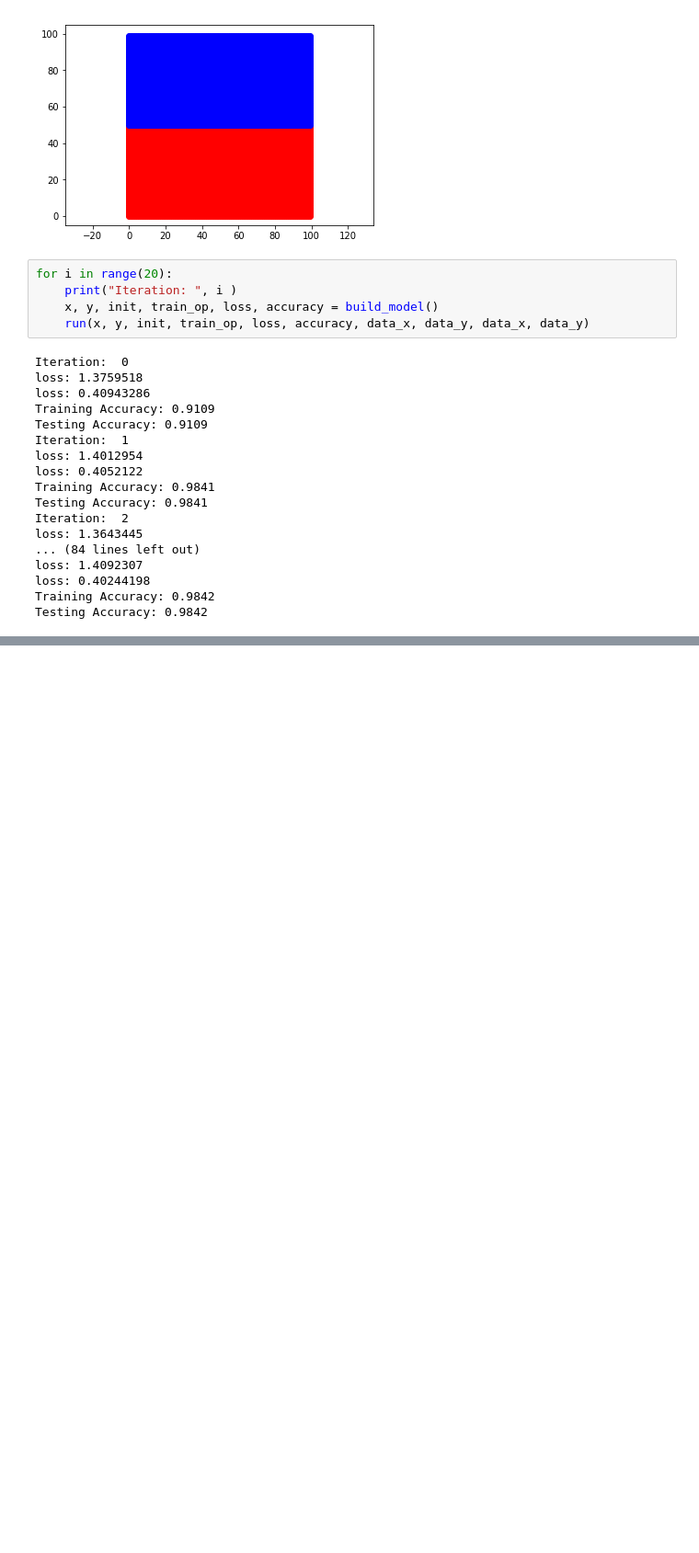
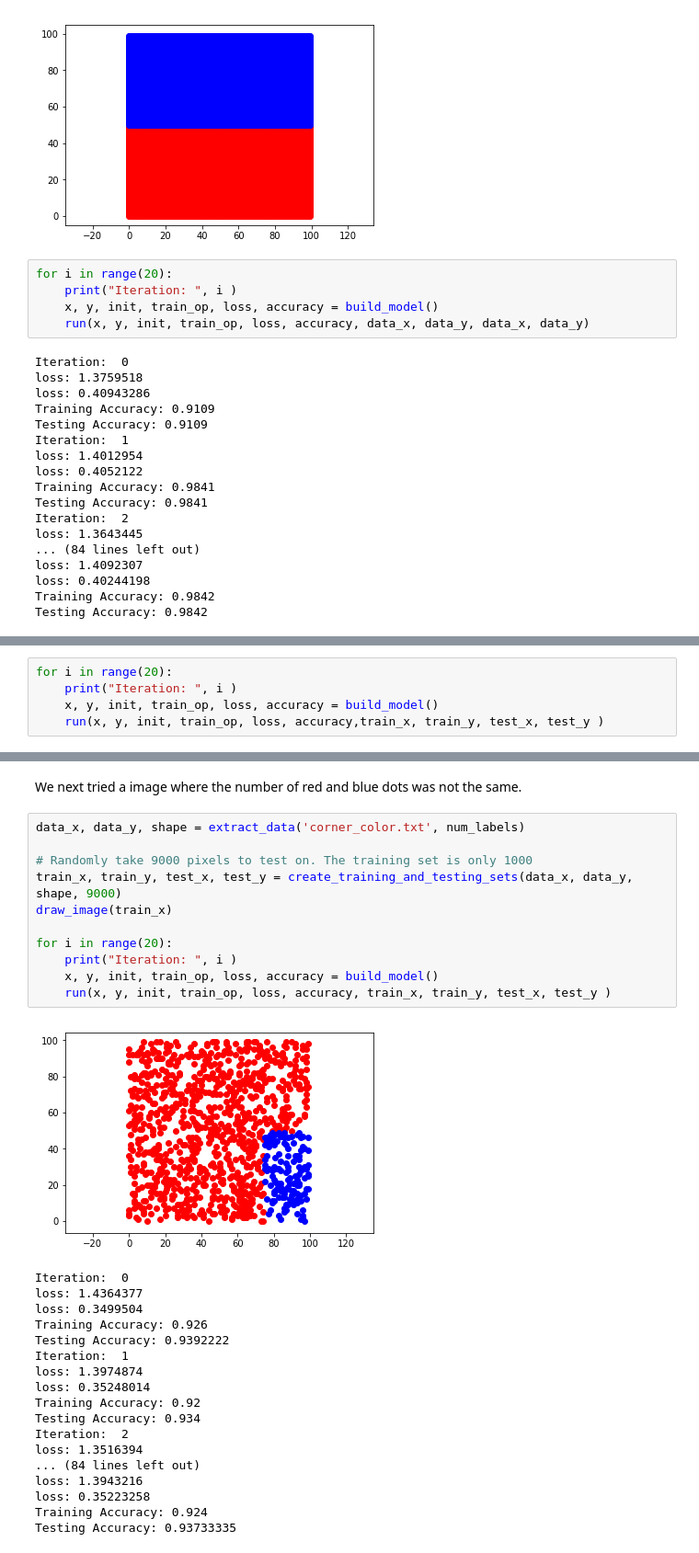
Before and after one commit to shudaniel/tensorflow_practice, a Jupyter notebook: Tensorflow practice.ipynb, the cells around one changed output, grey strips where cells are left out. Shown at 92% size. Cells and saved outputs as stored; diff of their text form; blank space fills up the shorter version.

```diff
--- a/Tensorflow practice.ipynb
+++ b/Tensorflow practice.ipynb
@@ -230,0 +233,5 @@ EX: from 10000 updates, 100 images were built. Then i will train my model and be
+# %%
+for i in range(20):
+    print("Iteration: ", i )
+    x, y, init, train_op, loss, accuracy = build_model()
+    run(x, y, init, train_op, loss, accuracy,train_x, train_y, test_x, test_y )
@@ -230,0 +256,32 @@ EX: from 10000 updates, 100 images were built. Then i will train my model and be
+# %% [markdown]
+We next tried a image where the number of red and blue dots was not the same.
+# %%
+data_x, data_y, shape = extract_data('corner_color.txt', num_labels)
+
+# Randomly take 9000 pixels to test on. The training set is only 1000
+train_x, train_y, test_x, test_y = create_training_and_testing_sets(data_x, data_y, shape, 9000)
+draw_image(train_x)
+
+for i in range(20):
+    print("Iteration: ", i )
+    x, y, init, train_op, loss, accuracy = build_model()
+    run(x, y, init, train_op, loss, accuracy, train_x, train_y, test_x, test_y )
+# %% [output]
+[figure, added]
+Iteration:  0
+loss: 1.4364377
+loss: 0.3499504
+Training Accuracy: 0.926
+Testing Accuracy: 0.9392222
+Iteration:  1
+loss: 1.3974874
+loss: 0.35248014
+Training Accuracy: 0.92
+Testing Accuracy: 0.934
+Iteration:  2
+loss: 1.3516394
+... (84 lines left out)
+loss: 1.3943216
+loss: 0.35223258
+Training Accuracy: 0.924
+Testing Accuracy: 0.93733335
```
Also changed, not shown: parts of 13 cells of this notebook.
